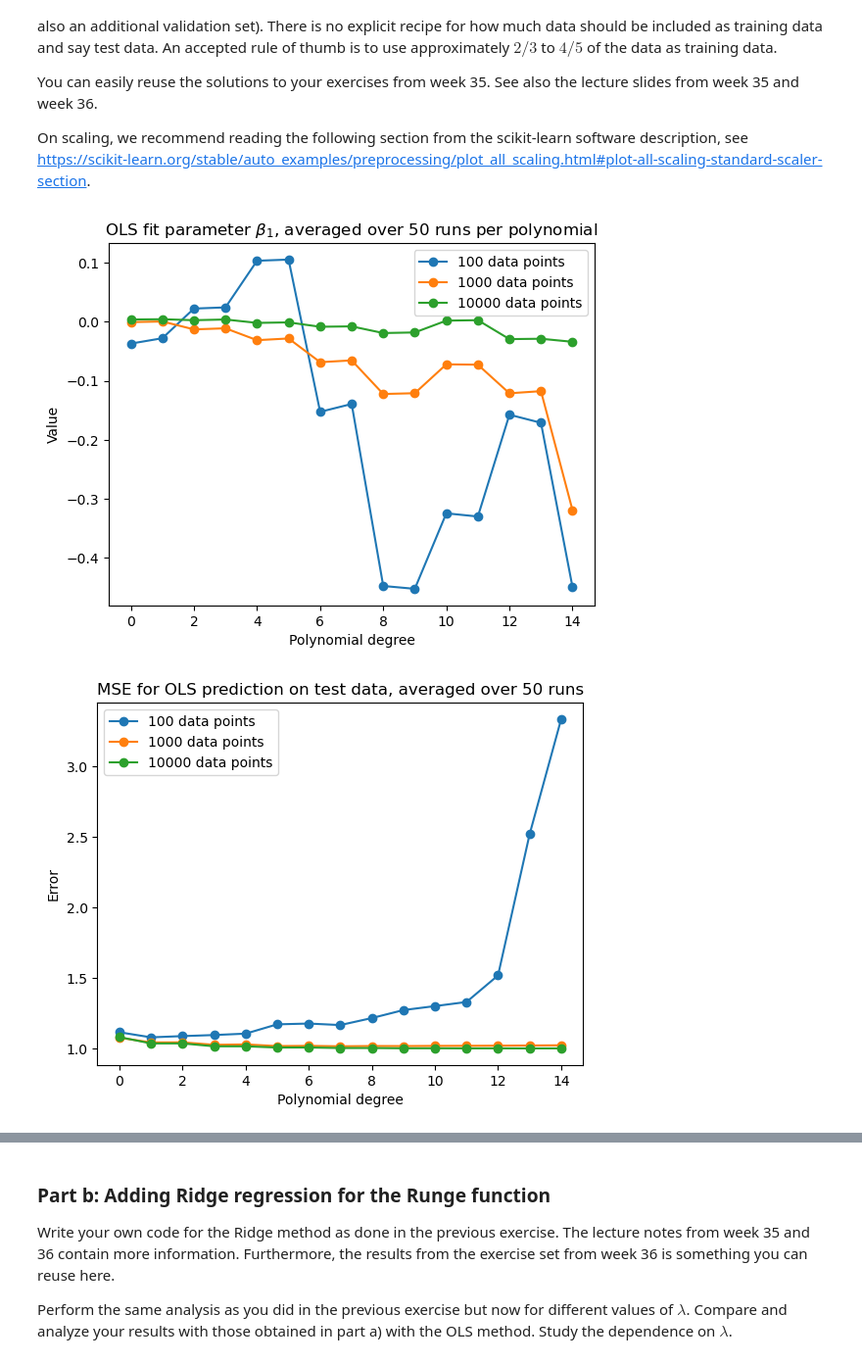
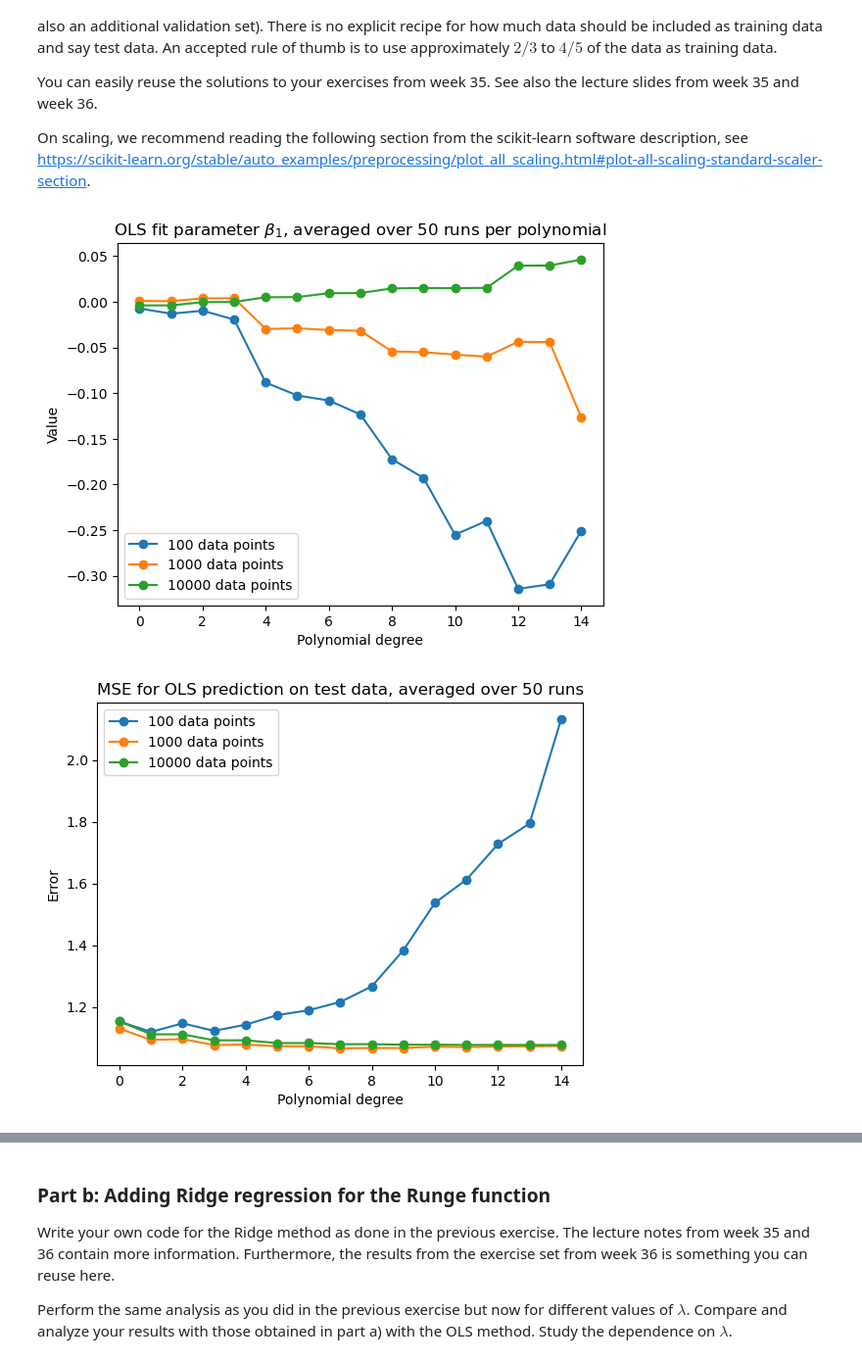
Before and after one commit to Waerstad/4155-Project-1, a Jupyter notebook: Code/project1_main.ipynb, the cells around one changed output, grey strips where cells are left out. Shown at 98% size. Saved outputs shown, nothing was run; the diff lists cells and outputs as text; code cells hidden in the pictures.

```diff
--- a/Code/project1_main.ipynb
+++ b/Code/project1_main.ipynb
@@ -200,6 +214,10 @@ def polynomial_features(x, p, intercept=False):
 # %%
 # We split once per sample size to make sure we are comparing model polynomial degree/model complexity, on the same data. Only variable changing is model complexity.
 # Could use cross validation as well
+
+# Scaling with standardization, since we are working with ...
+
+np.random.seed(2025)
 
 data_sizes = np.array([100, 1000, 10000])    # note: might need som justification
 
@@ -221,24 +239,26 @@ for i in range(runs):
 
         x_train, x_test, y_train, y_test = train_test_split(x, y, test_size=0.2)
 
-        # Scaling of the data
-        scaler = StandardScaler()
-        scaler.fit(X_train)
-        X_train_s = scaler.transform(X_train)
-        X_test_s = scaler.transform(X_test)
-        y_offset = np.mean(y_train)
-
         for k in range(len(poly_degrees)):
             X_train_poly = polynomial_features(x_train, poly_degrees[k], intercept=True)
-            beta_poly = OLS_parameters(X_train_poly, y_train)
+            X_test_poly = polynomial_features(x_test, poly_degrees[k], intercept=True)
 
-            X_test_poly = polynomial_features(x_test, poly_degrees[k], intercept=True)
-            predict_y_test_poly = X_test_poly @ beta_poly
+            # Scaling of the data
+            scaler = StandardScaler()   # initialize scaler method
+            scaler.fit(X_train_poly)    # only base the scaling on X_train, to prevent data leakage from X_test
+            X_train_s = scaler.transform(X_train_poly)
+            X_test_s = scaler.transform(X_test_poly)
+            #y_offset = np.mean(y_train)    # Not nesecarry to add this to the y prediction since we have use intercept parameter
 
-            beta1s_runs_datasize_polys_matrix[i,j,k] = beta_poly[1]
-            # MSE target y_test and prediction
+            # Train model/find beta parameters
+            beta_poly = OLS_parameters(X_train_s, y_train)
+            # Doing the prediction
+            predict_y_test_poly = X_test_s @ beta_poly
+
+            # MSE for target y_test and prediction
             MSEs_runs_datasize_polys_matrix[i,j,k] = mean_squared_error(y_test, predict_y_test_poly)
             R2s_runs_datasize_polys_matrix[i,j,k] = 1.0 - (np.sum((y_test - predict_y_test_poly)**2)/(np.sum((y_test - np.mean(y_test))**2))) #R2
+            beta1s_runs_datasize_polys_matrix[i,j,k] = beta_poly[1]
 
 # Average over all runs
 mean_MSE_datasize_poly = np.mean(MSEs_runs_datasize_polys_matrix, axis=0)
@@ -253,32 +273,32 @@ plt.xlabel("Polynomial degree")
 plt.ylabel("Value")
 plt.title(fr"OLS fit parameter $\beta_1$, averaged over {runs} runs per polynomial")
 plt.legend()
 plt.show()
 plt.close()
 
 # Plot MSE for OLS prediction on test data for various sizes of data, and polynomials; averaged over many runs
 plt.plot(mean_MSE_datasize_poly[0,:], "o-", label=f"{data_sizes[0]} data points")
 plt.plot(mean_MSE_datasize_poly[1,:], "o-", label=f"{data_sizes[1]} data points")
 plt.plot(mean_MSE_datasize_poly[2,:], "o-", label=f"{data_sizes[2]} data points")
 plt.title(f"MSE for OLS prediction on test data, averaged over {runs} runs")
 plt.xlabel("Polynomial degree")
 plt.ylabel("Error")
 plt.legend()
 #plt.grid()
 plt.show()
 plt.close()
 
 # Plot R^2 for OLS prediction on test data for various sizes of data, and polynomials; averaged over many runs
 plt.plot(mean_R2_runs_datasize_polys_matrix[0,:], "o-", label=f"{data_sizes[0]} data points")
 plt.plot(mean_R2_runs_datasize_polys_matrix[1,:], "o-", label=f"{data_sizes[1]} data points")
 plt.plot(mean_R2_runs_datasize_polys_matrix[2,:], "o-", label=f"{data_sizes[2]} data points")
 plt.title(rf"$R^{2}$ MSE for OLS prediction for test data, averaged over {runs} runs")
 plt.xlabel("Polynomial degree")
 plt.ylabel("Error")
 plt.legend()
 #plt.grid()
 plt.show()
 plt.close()
 # %% [output]
-[figure, old version]
+[figure, new version]
-[figure, old version]
+[figure, new version]
```
Also changed, not shown: parts of 4 cells of this notebook.
